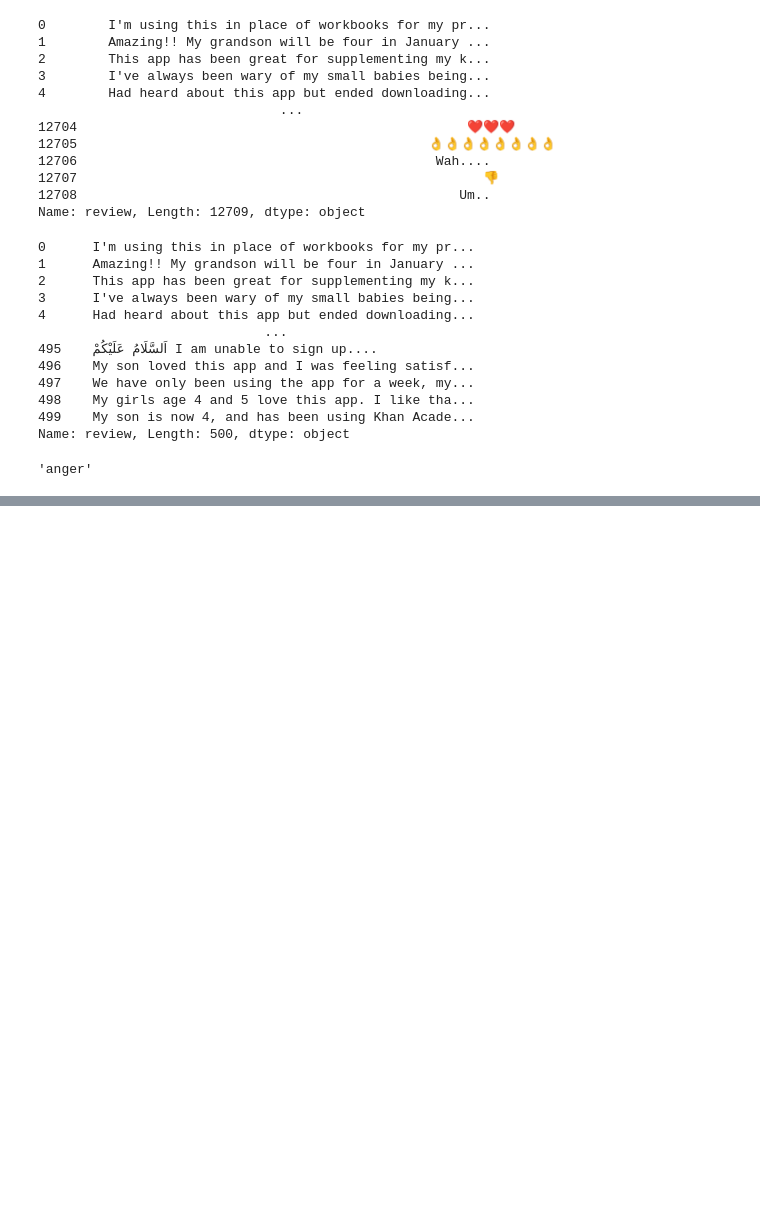
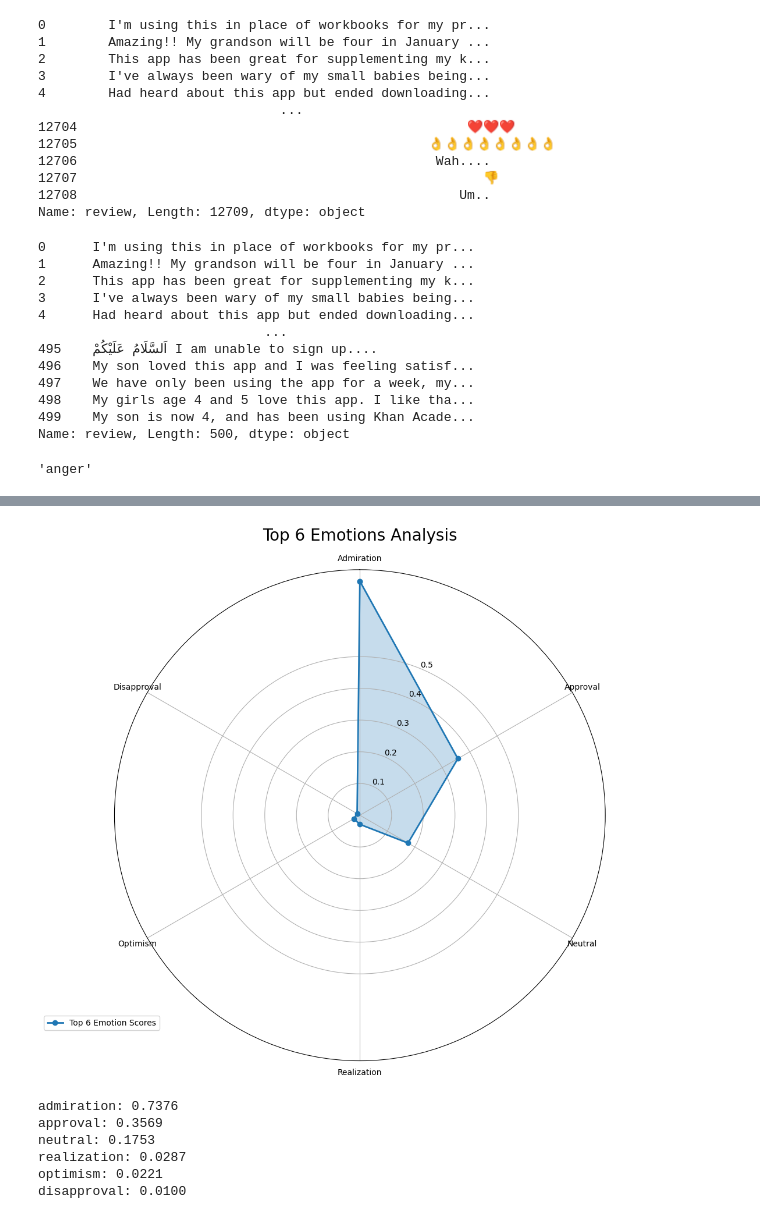
Before and after one commit to ryanjewik/MGSC_final, a Jupyter notebook: ryan_tone_analysis.ipynb, the cells around one changed output, grey strips where cells are left out. Cells and saved outputs as stored; diff of their text form; code cells hidden in the pictures; blank space fills up the shorter version.

```diff
--- a/ryan_tone_analysis.ipynb
+++ b/ryan_tone_analysis.ipynb
@@ -223,0 +298,15 @@ print(emotions_df['surprise'].mean())
+# %%
+emotions_df = pd.DataFrame()
+
+for review in reviews:
+    # Get emotions for current review
+    emotions = classifier(review)
+
+    # Create dictionary mapping labels to scores
+    row_data = {'review': review}
+    for emotion in emotions[0]:
+        row_data[emotion['label']] = emotion['score']
+
+    # Convert to DataFrame row and concatenate
+    review_df = pd.DataFrame([row_data])
+    emotions_df = pd.concat([emotions_df, review_df], ignore_index=True)
@@ -223,0 +357,63 @@ print(emotions_df['surprise'].mean())
+# %%
+import numpy as np
+import matplotlib.pyplot as plt
+
+# Calculate means for each emotion
+emotion_means = {}
+for emotion in model_outputs[0]:
+    label = emotion['label']
+    emotion_means[label] = emotion['score']
+
+# Sort emotions by score and get top 6
+top_emotions = dict(sorted(emotion_means.items(), key=lambda x: x[1], reverse=True)[:6])
+
+# Prepare data for spider chart
+emotions = [emotion.capitalize() for emotion in top_emotions.keys()]
+values = list(top_emotions.values())
+
+# Number of variables
+num_vars = len(emotions)
+
+# Compute angle for each axis
+angles = [n / float(num_vars) * 2 * np.pi for n in range(num_vars)]
+angles += angles[:1]
+
+# Normalize values to plot
+values += values[:1]
+
+# Initialize the spider plot
+fig, ax = plt.subplots(figsize=(10, 10), subplot_kw=dict(projection='polar'))
+
+# Plot data
+ax.plot(angles, values, 'o-', linewidth=2, label='Top 6 Emotion Scores')
+ax.fill(angles, values, alpha=0.25)
+
+# Fix axis to go in the right order and start at 12 o'clock
+ax.set_theta_offset(np.pi / 2)
+ax.set_theta_direction(-1)
+
+# Draw axis lines for each angle and label
+ax.set_xticks(angles[:-1])
+ax.set_xticklabels(emotions, size=10)
+
+# Add gridlines
+ax.set_rgrids([0.1, 0.2, 0.3, 0.4, 0.5])
+
+# Add legend
+plt.legend(loc='upper right', bbox_to_anchor=(0.1, 0.1))
+
+plt.title("Top 6 Emotions Analysis", size=20, y=1.05)
+plt.tight_layout()
+plt.show()
+
+# Print exact values
+for emotion, score in top_emotions.items():
+    print(f"{emotion}: {score:.4f}")
+# %% [output]
+[figure, added]
+admiration: 0.7376
+approval: 0.3569
+neutral: 0.1753
+realization: 0.0287
+optimism: 0.0221
+disapproval: 0.0100
```
Also changed, not shown: parts of 9 cells of this notebook.
